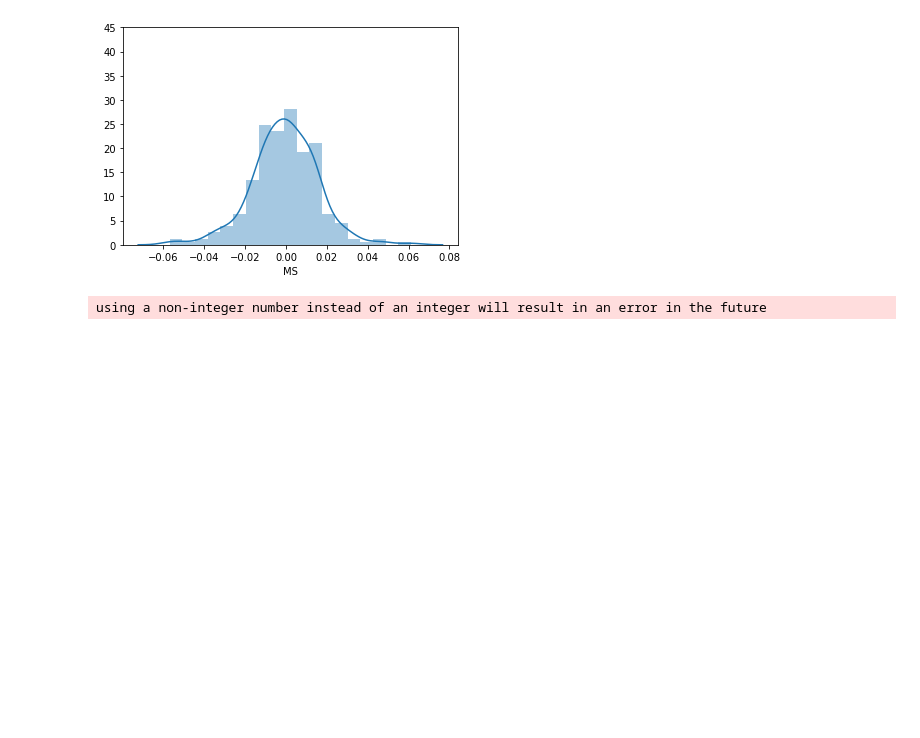
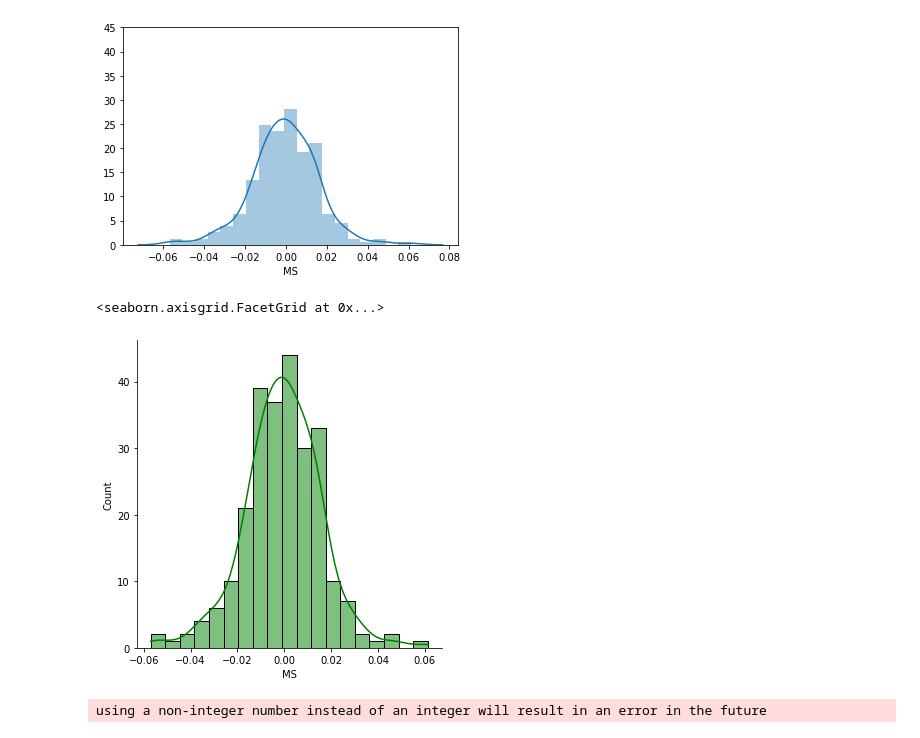
Before and after one commit to evelynchen1229/pandas, a Jupyter notebook: udemy/Refactored_Py_DS_ML_Bootcamp-master/10-Data-Capstone-Projects/03-Finance Project.ipynb, the cells around one changed output. Drawn from its saved outputs; the diff is of its cells as text; code cells hidden in the pictures; blank space fills up the shorter version.

```diff
--- a/udemy/Refactored_Py_DS_ML_Bootcamp-master/10-Data-Capstone-Projects/03-Finance Project.ipynb
+++ b/udemy/Refactored_Py_DS_ML_Bootcamp-master/10-Data-Capstone-Projects/03-Finance Project.ipynb
@@ -312,6 +359,11 @@ g.set(ylim=(0,45))
 # %% [output]
 [(0, 45)]
 [figure]
+# %%
+sns.displot(returns2['MS'].loc['2015-01-01':'2015-12-31'], kde=True, color='green')
+# %% [output]
+<seaborn.axisgrid.FacetGrid at 0x...>
+[figure, added]
 # %%
 # %% [output]
 using a non-integer number instead of an integer will result in an error in the future
```
Also changed, not shown: parts of 18 cells of this notebook, 3 other files.
